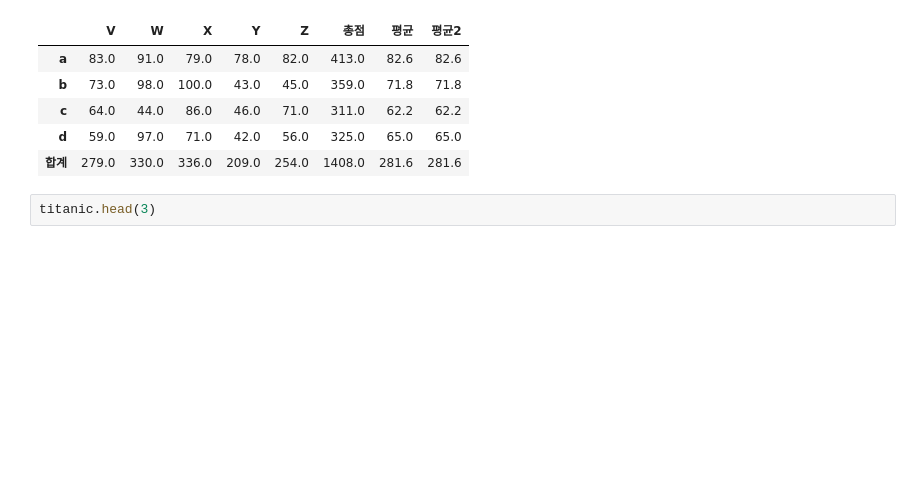
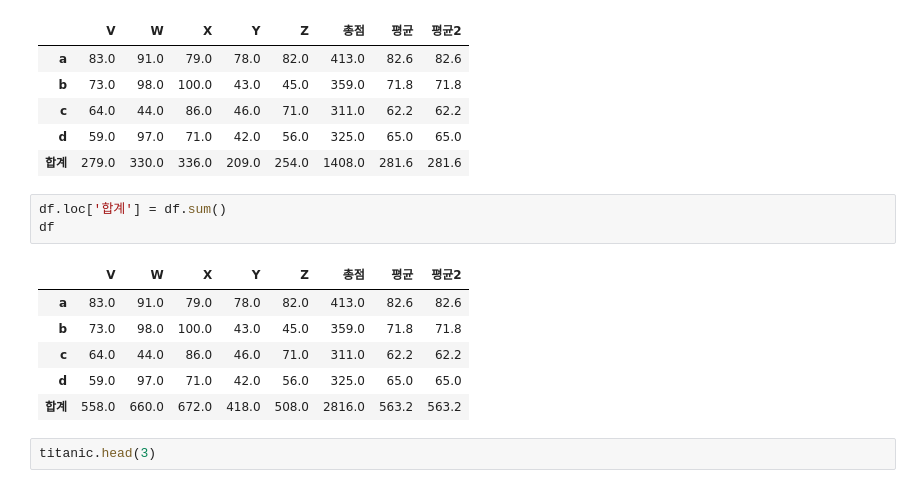
Before and after one commit to dlaudgh/DataAnalysis_Lecture_2023.04, a Jupyter notebook: 02.Pandas/05.데이터조작.ipynb, the cells around one changed output. Saved outputs shown, nothing was run; the diff lists cells and outputs as text; blank space fills up the shorter version.

```diff
--- a/02.Pandas/05.데이터조작.ipynb
+++ b/02.Pandas/05.데이터조작.ipynb
@@ -231,6 +231,16 @@ df
 | c | 64.0 | 44.0 | 86.0 | 46.0 | 71.0 | 311.0 | 62.2 | 62.2 |
 | d | 59.0 | 97.0 | 71.0 | 42.0 | 56.0 | 325.0 | 65.0 | 65.0 |
 | 합계 | 279.0 | 330.0 | 336.0 | 209.0 | 254.0 | 1408.0 | 281.6 | 281.6 |
+# %%
+df.loc['합계'] = df.sum()
+df
+# %% [output]
+|  | V | W | X | Y | Z | 총점 | 평균 | 평균2 |
+| a | 83.0 | 91.0 | 79.0 | 78.0 | 82.0 | 413.0 | 82.6 | 82.6 |
+| b | 73.0 | 98.0 | 100.0 | 43.0 | 45.0 | 359.0 | 71.8 | 71.8 |
+| c | 64.0 | 44.0 | 86.0 | 46.0 | 71.0 | 311.0 | 62.2 | 62.2 |
+| d | 59.0 | 97.0 | 71.0 | 42.0 | 56.0 | 325.0 | 65.0 | 65.0 |
+| 합계 | 558.0 | 660.0 | 672.0 | 418.0 | 508.0 | 2816.0 | 563.2 | 563.2 |
 # %%
 titanic.head(3)
 # %% [output]
```
Also changed, not shown: 7 other files.
